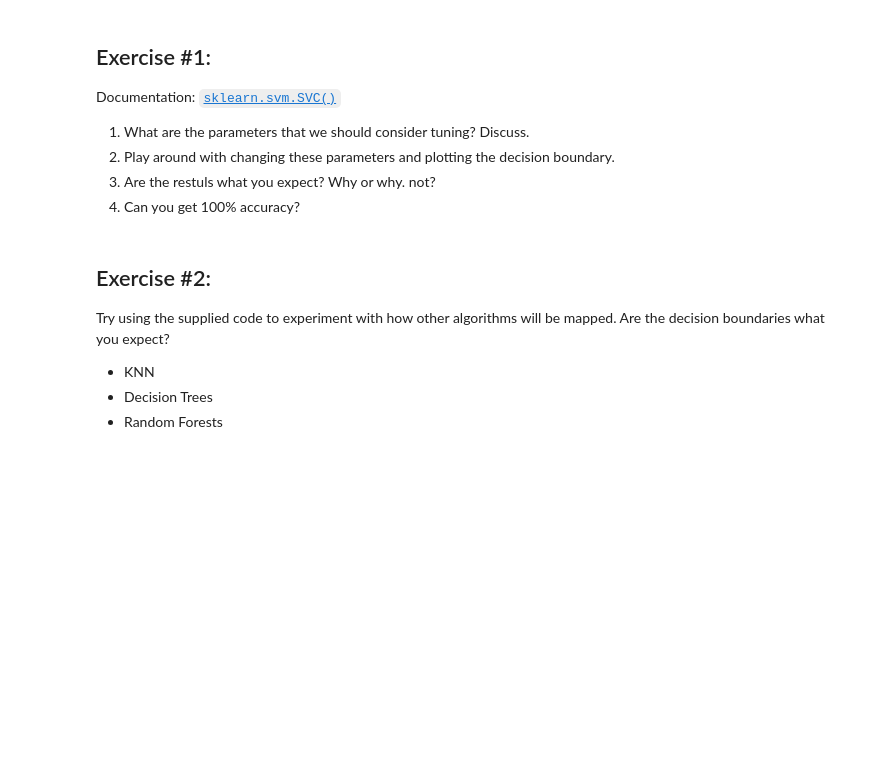
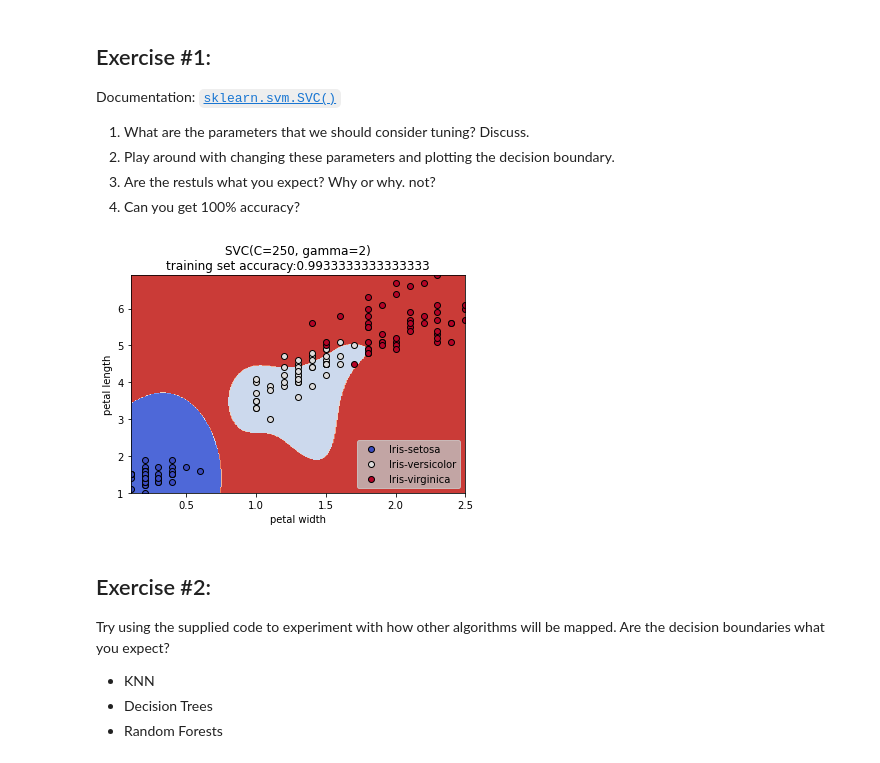
Before and after one commit to cdavis94-school/s23-CS167-Notes, a Jupyter notebook: Day14_Support_Vector_Machines.ipynb, the cells around one changed output. Cells and saved outputs as stored; diff of their text form; code cells hidden in the pictures; blank space fills up the shorter version.

```diff
--- a/Day14_Support_Vector_Machines.ipynb
+++ b/Day14_Support_Vector_Machines.ipynb
@@ -596,3 +598,7 @@ Documentation: [`sklearn.svm.SVC()`](https://scikit-learn.org/stable/modules/gen
+# %%
+plot_decision_boundary(data,'petal width','petal length','species',SVC(kernel = 'rbf',C=250, gamma=2))
+# %% [output]
+[figure, added]
 # %% [markdown]
 ## Exercise #2:
 
```
Also changed, not shown: parts of 6 cells of this notebook.
